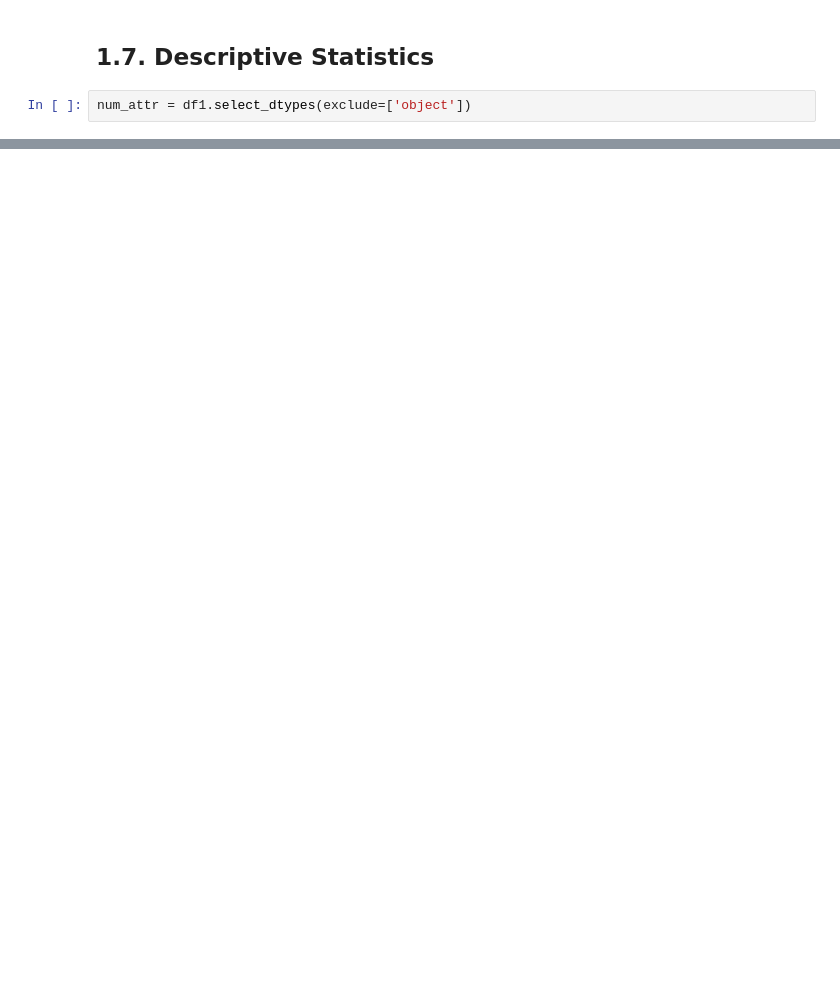
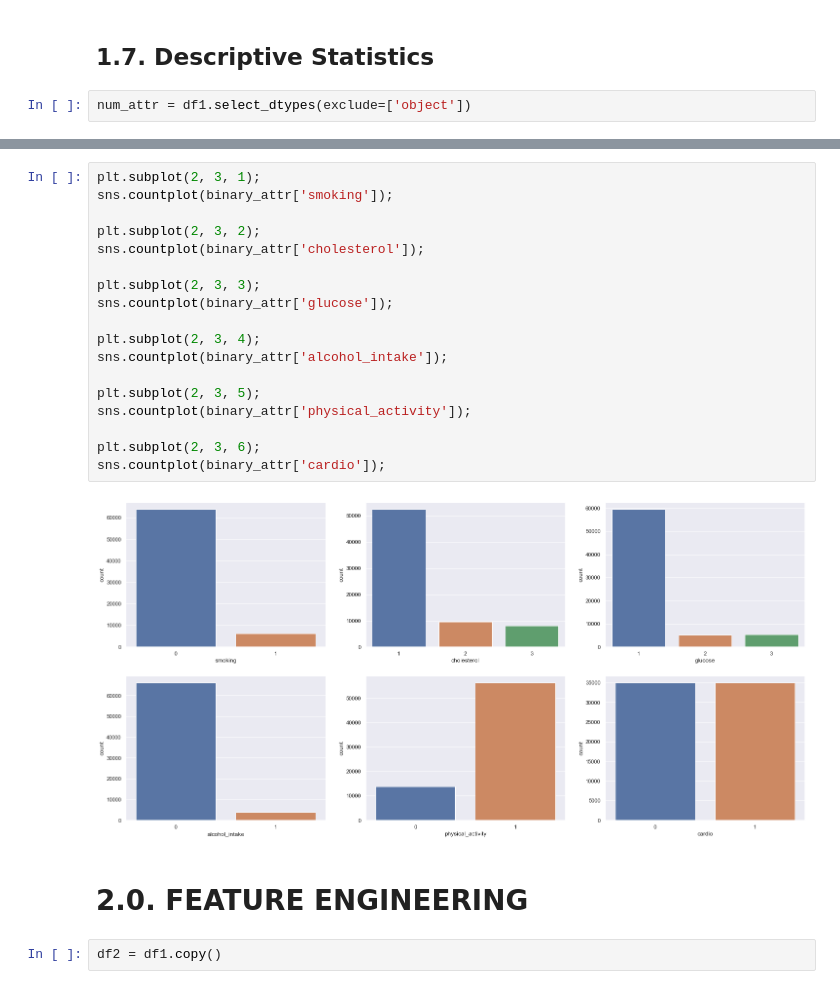
Before and after one commit to emidiovaleretto/cardio-catch-diseases, a Jupyter notebook: Cardio_Catch_Diseases.ipynb, the cells around one changed output, grey strips where cells are left out. Drawn from its saved outputs; the diff is of its cells as text; blank space fills up the shorter version.

Commit message:
feature engineering

```diff
--- a/Cardio_Catch_Diseases.ipynb
+++ b/Cardio_Catch_Diseases.ipynb
@@ -308,0 +302,24 @@ ct
+# %%
+plt.subplot(2, 3, 1);
+sns.countplot(binary_attr['smoking']);
+
+plt.subplot(2, 3, 2);
+sns.countplot(binary_attr['cholesterol']);
+
+plt.subplot(2, 3, 3);
+sns.countplot(binary_attr['glucose']);
+
+plt.subplot(2, 3, 4);
+sns.countplot(binary_attr['alcohol_intake']);
+
+plt.subplot(2, 3, 5);
+sns.countplot(binary_attr['physical_activity']);
+
+plt.subplot(2, 3, 6);
+sns.countplot(binary_attr['cardio']);
+# %% [output]
+[figure, added]
+# %% [markdown]
+# 2.0. FEATURE ENGINEERING
+# %%
+df2 = df1.copy()
```
Also changed, not shown: parts of 29 cells of this notebook.
